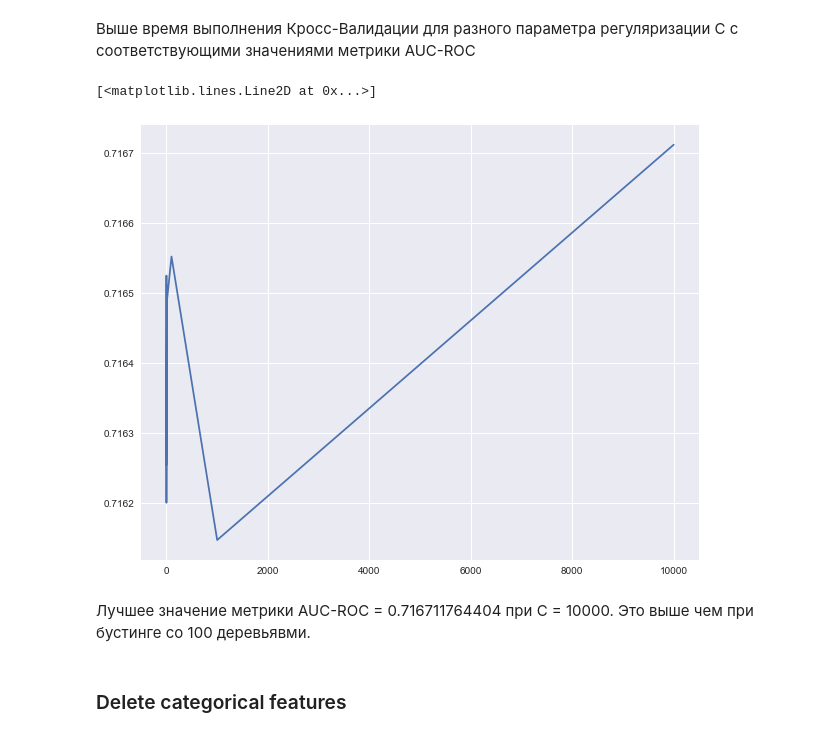
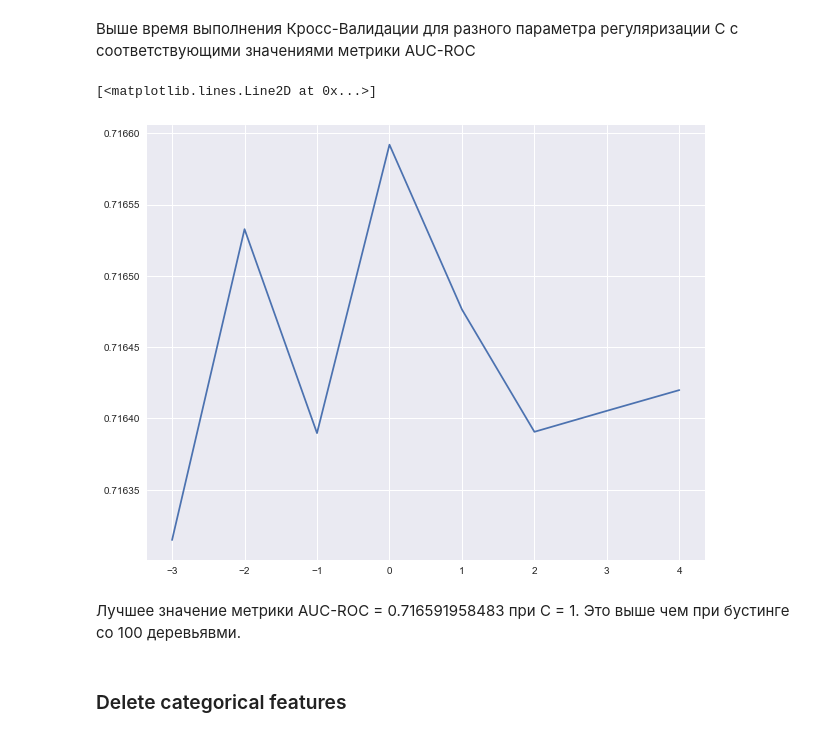
Before and after one commit to lxdv/hse-yandex-ml, a Jupyter notebook: 15. final-statement.ipynb, the cells around one changed output. Cells and saved outputs as stored; diff of their text form; code cells hidden in the pictures.

Commit message:
unique heroes & plots

```diff
--- a/15. final-statement.ipynb
+++ b/15. final-statement.ipynb
@@ -322,12 +322,12 @@ SCORES:  [ 0.71808699  0.71604181  0.71670457  0.713723    0.71900245]    mean:
 # %% [markdown]
 Выше время выполнения Кросс-Валидации для разного параметра регуляризации С с соответствующими значениями метрики AUC-ROC
 # %%
-plt.plot([10 ** i for i in range(-3, 5)],np.mean(scores,axis = 1))
+plt.plot([i for i in range(-3, 5)],np.mean(scores,axis = 1))
 # %% [output]
 [<matplotlib.lines.Line2D at 0x...>]
-[figure, old version]
+[figure, new version]
 # %% [markdown]
-Лучшее значение метрики AUC-ROC = 0.716711764404 при C = 10000. Это выше чем при бустинге со 100 деревьявми.
+Лучшее значение метрики AUC-ROC = 0.716591958483 при C = 1. Это выше чем при бустинге со 100 деревьявми.
 # %% [markdown]
 ### Delete categorical features
 # %%
```
Also changed, not shown: parts of 12 cells of this notebook.
